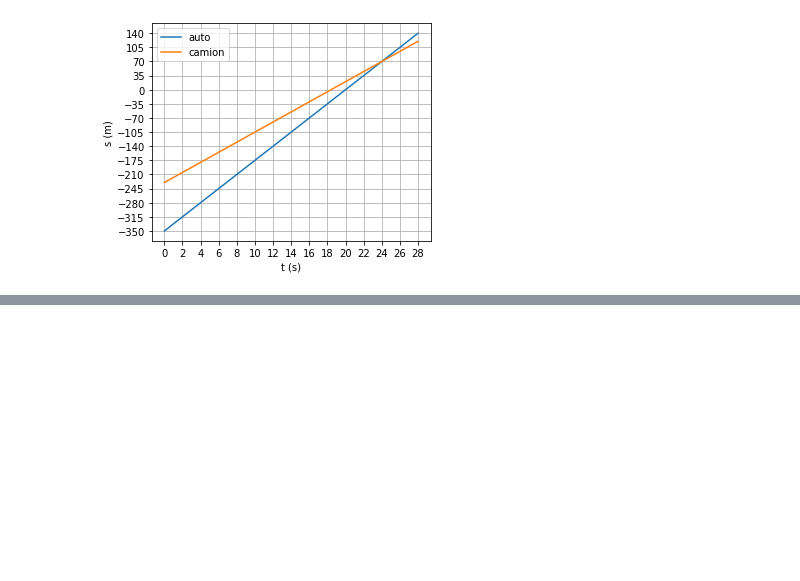
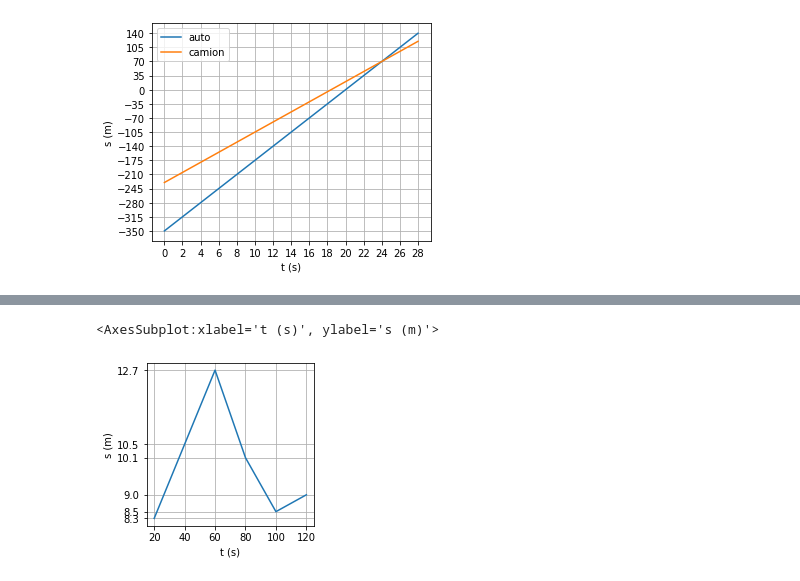
Before and after one commit to dennyb87/phoenomena, a Jupyter notebook: 3_forze_e_moto/esercizi/notebook.ipynb, the cells around one changed output, grey strips where cells are left out. Cells and saved outputs as stored; diff of their text form; code cells hidden in the pictures; blank space fills up the shorter version.

```diff
--- a/3_forze_e_moto/esercizi/notebook.ipynb
+++ b/3_forze_e_moto/esercizi/notebook.ipynb
@@ -86,0 +106,6 @@ df.plot.line(grid=True, xticks=df.index, yticks=df.auto, xlabel="t (s)", ylabel=
+# %%
+df = pd.DataFrame({"y": [8.3, 10.5, 12.7, 10.1, 8.5, 9]}, index=[20, 40, 60, 80, 100, 120])
+df.plot.line(grid=True, xticks=df.index, yticks=df.y, xlabel="t (s)", ylabel="s (m)", figsize=[3, 3], legend=False)
+# %% [output]
+<AxesSubplot:xlabel='t (s)', ylabel='s (m)'>
+[figure, added]
```
Also changed, not shown: parts of 11 cells of this notebook, 3 other files.
